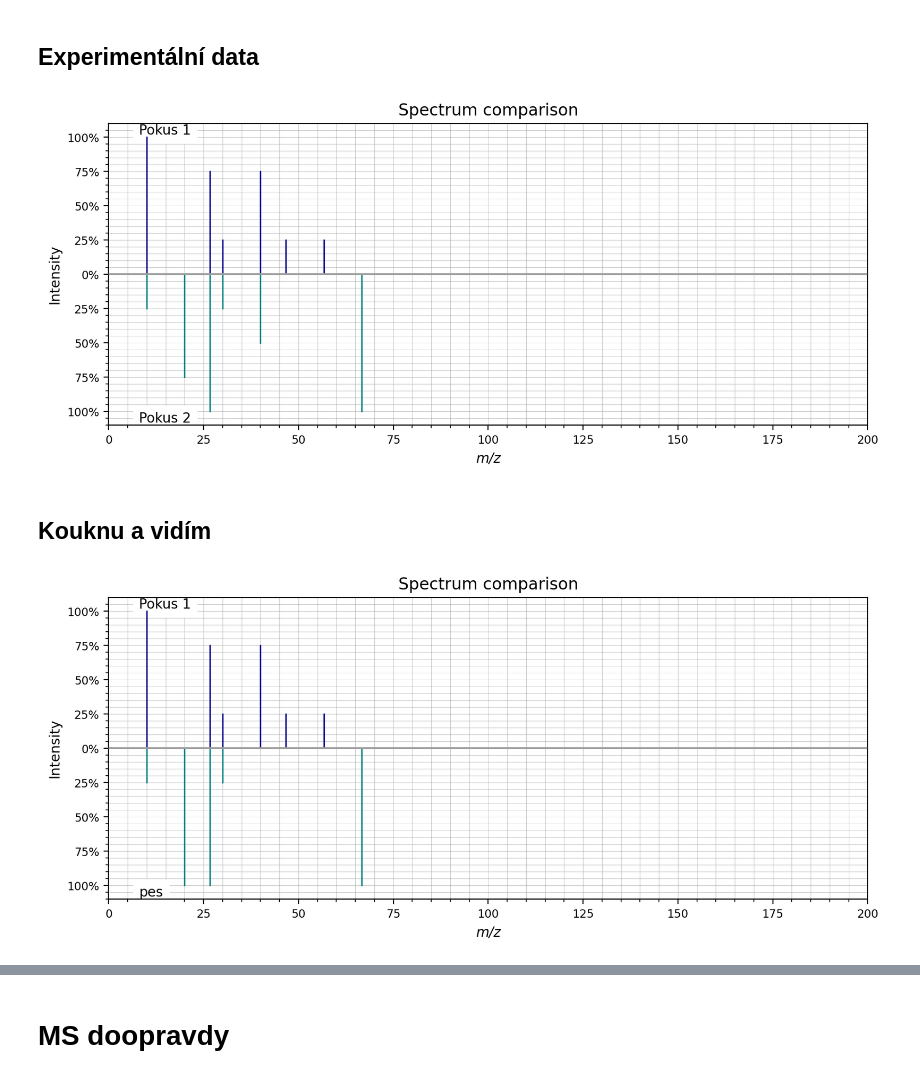
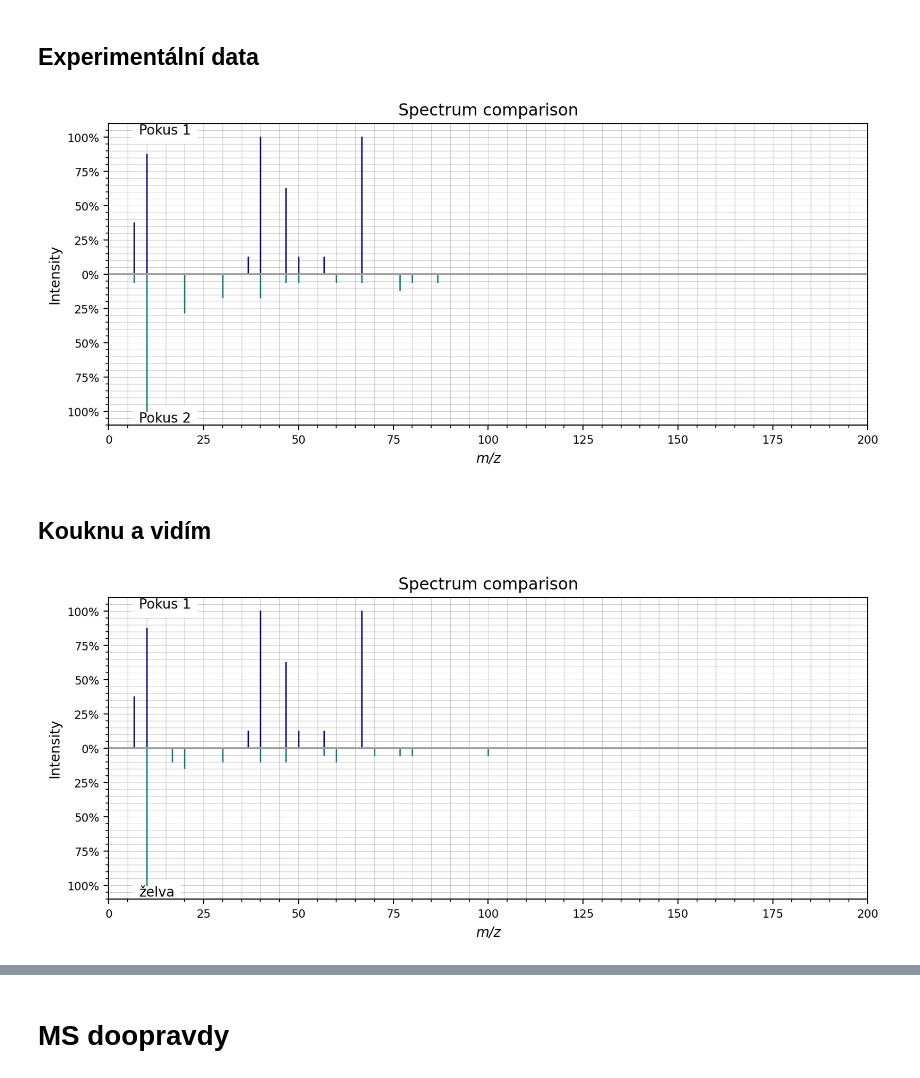
Before and after one commit to ljocha/sitsem23, a Jupyter notebook: intro.ipynb, the cells around one changed output, grey strips where cells are left out. Cells and saved outputs as stored; diff of their text form; code cells hidden in the pictures.

```diff
--- a/intro.ipynb
+++ b/intro.ipynb
@@ -33,8 +33,10 @@
 ## Referenční data
 # %%
 import numpy as np
-zelva_ = np.array([ [1.0, 5], [2.67, 3], [4.0, 3], [4.67, 1], [5.67, 1], [6, 3] ])
-pes_ = np.array([ [ 1.0, 1 ], [2.0, 4], [2.67, 4], [3.0, 1], [6.67, 4] ])
+zelva_ = np.array([ [1.0, 21], [1.67,2], [ 2.0,3], [3.0,2], [4.0,2], [4.67,2],
+                  [5.67,1], [6.0,2], [7.0,1], [7.67,1], [8.0,1], [10.0,1]])
+pes_ = np.array([ [ 0.67, 2 ], [1.0, 5], [2.0, 7], [2.67, 2], [3.0, 1],
+                 [3.67, 1], [4.0, 4], [4.67, 8], [5.0,2], [5.67,3], [6.0, 1], [6.67, 2]])
 # %%
 import matchms as ms
 zelva = ms.Spectrum(mz=zelva_[:,0]*10.,intensities=zelva_[:,1],metadata={ 'Compound Name':'želva','precursor_mz':'100'})
@@ -48,19 +50,21 @@ plt.show()
 # %% [markdown]
 ## Experimentální data
 # %%
-pokus1_ = np.array([ [1.0, 4], [2.67, 3], [3, 1], [4.0, 3], [4.67, 1], [5.67, 1]])
-pokus2_ = np.array([ [ 1.0, 1 ], [2.0, 3], [2.67, 4], [3.0, 1], [4.0, 2], [6.67, 4] ])
+pokus1_ = np.array([ [0.67,3], [1.0,7], [3.67,1], [4.0,8], [4.67,5],
+                    [5.0,1], [5.67,1], [6.67,8]])
+pokus2_ = np.array([ [0.67,1], [1.0,18], [2.0,5], [3.0,3], [4.0,3],[4.67,1],
+                   [5.0,1], [6.0,1], [6.67,1], [7.67,2], [8.0,1], [8.67,1]])
 pokus1 = ms.Spectrum(mz=pokus1_[:,0]*10.,intensities=pokus1_[:,1],metadata={ 'Compound Name':'Pokus 1','precursor_mz':'100'})
 pokus2 = ms.Spectrum(mz=pokus2_[:,0]*10.,intensities=pokus2_[:,1],metadata={'Compound Name':'Pokus 2','precursor_mz':'100'})
 # %%
 pokus1.plot_against(pokus2,figsize=(10,4))
 plt.show()
 # %% [output]
-[figure, old version]
+[figure, new version]
 # %% [markdown]
 ## Kouknu a vidím
 # %%
-pokus1.plot_against(pes,figsize=(10,4))
+pokus1.plot_against(zelva,figsize=(10,4))
 plt.show()
 # %% [output]
-[figure, old version]
+[figure, new version]
```
Also changed, not shown: parts of 9 cells of this notebook.
